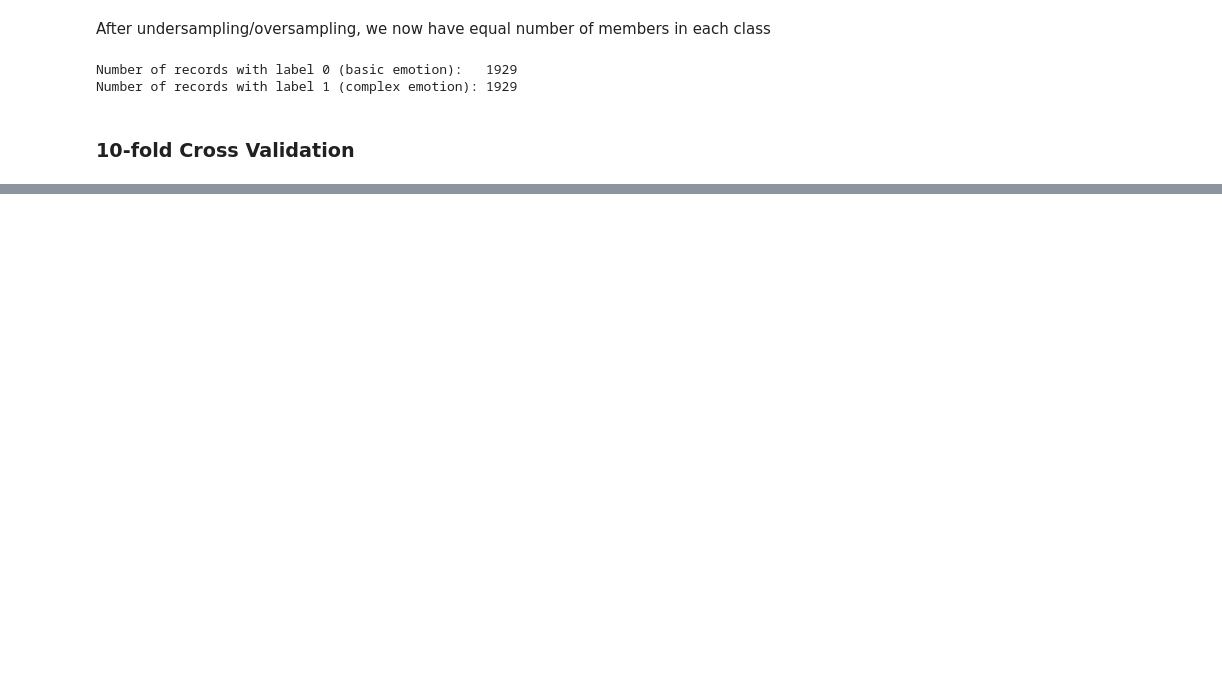
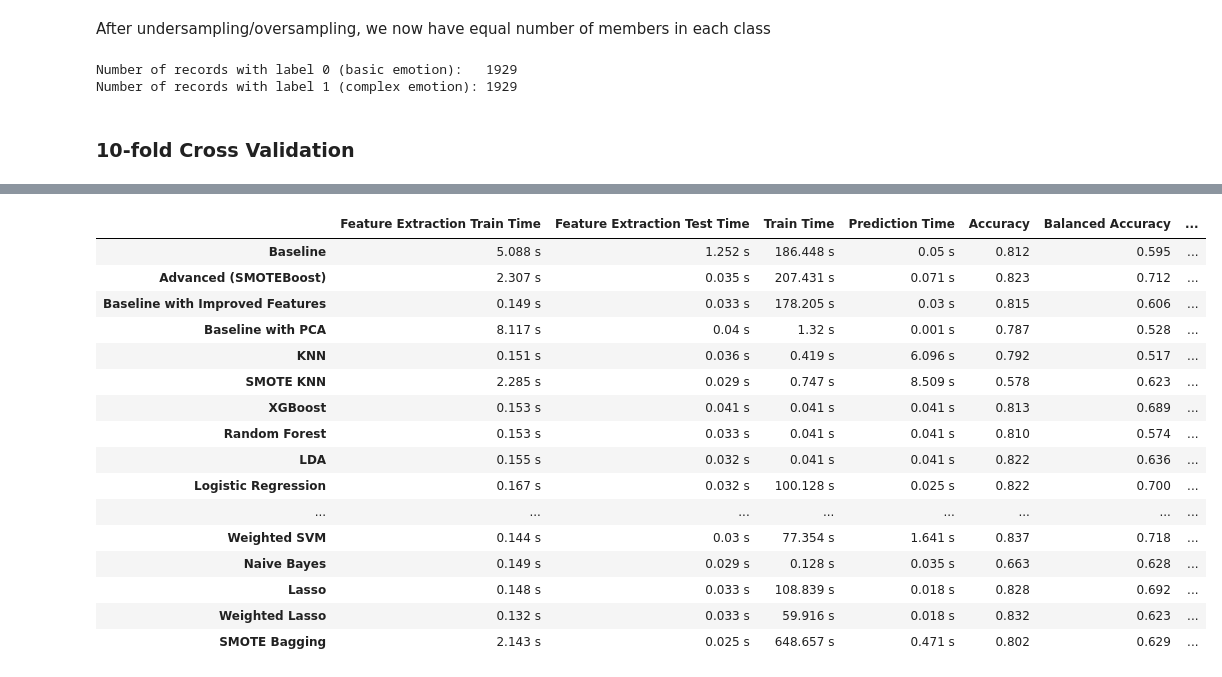
Before and after one commit to TZstatsADS/Fall2020-Project3-group4, a Jupyter notebook: doc/main.ipynb, the cells around one changed output, grey strips where cells are left out. Drawn from its saved outputs; the diff is of its cells as text; code cells hidden in the pictures; blank space fills up the shorter version.

```diff
--- a/doc/main.ipynb
+++ b/doc/main.ipynb
@@ -1310,0 +1866,26 @@ Cross Validation Score:  0.8387998261113715
+# %%
+model_results_df = model_results_df.applymap(lambda x: round(x,3))
+model_results_df['Train Time'] = [str(x)+' s' for x in list(model_results_df['Train Time'])]
+model_results_df['Prediction Time'] = [str(x)+' s' for x in list(model_results_df['Prediction Time'])]
+model_results_df['Feature Extraction Train Time'] = [str(x)+' s' for x in list(model_results_df['Feature Extraction Train Time'])]
+model_results_df['Feature Extraction Test Time'] = [str(x)+' s' for x in list(model_results_df['Feature Extraction Test Time'])]
+# %%
+model_results_df
+# %% [output]
+|  | Feature Extraction Train Time | Feature Extraction Test Time | Train Time | Prediction Time | Accuracy | Balanced Accuracy | ... |
+| Baseline | 5.088 s | 1.252 s | 186.448 s | 0.05 s | 0.812 | 0.595 | ... |
+| Advanced (SMOTEBoost) | 2.307 s | 0.035 s | 207.431 s | 0.071 s | 0.823 | 0.712 | ... |
+| Baseline with Improved Features | 0.149 s | 0.033 s | 178.205 s | 0.03 s | 0.815 | 0.606 | ... |
+| Baseline with PCA | 8.117 s | 0.04 s | 1.32 s | 0.001 s | 0.787 | 0.528 | ... |
+| KNN | 0.151 s | 0.036 s | 0.419 s | 6.096 s | 0.792 | 0.517 | ... |
+| SMOTE KNN | 2.285 s | 0.029 s | 0.747 s | 8.509 s | 0.578 | 0.623 | ... |
+| XGBoost | 0.153 s | 0.041 s | 0.041 s | 0.041 s | 0.813 | 0.689 | ... |
+| Random Forest | 0.153 s | 0.033 s | 0.041 s | 0.041 s | 0.810 | 0.574 | ... |
+| LDA | 0.155 s | 0.032 s | 0.041 s | 0.041 s | 0.822 | 0.636 | ... |
+| Logistic Regression | 0.167 s | 0.032 s | 100.128 s | 0.025 s | 0.822 | 0.700 | ... |
+| ... | ... | ... | ... | ... | ... | ... | ... |
+| Weighted SVM | 0.144 s | 0.03 s | 77.354 s | 1.641 s | 0.837 | 0.718 | ... |
+| Naive Bayes | 0.149 s | 0.029 s | 0.128 s | 0.035 s | 0.663 | 0.628 | ... |
+| Lasso | 0.148 s | 0.033 s | 108.839 s | 0.018 s | 0.828 | 0.692 | ... |
+| Weighted Lasso | 0.132 s | 0.033 s | 59.916 s | 0.018 s | 0.832 | 0.623 | ... |
+| SMOTE Bagging | 2.143 s | 0.025 s | 648.657 s | 0.471 s | 0.802 | 0.629 | ... |
```
Also changed, not shown: parts of 48 cells of this notebook.
